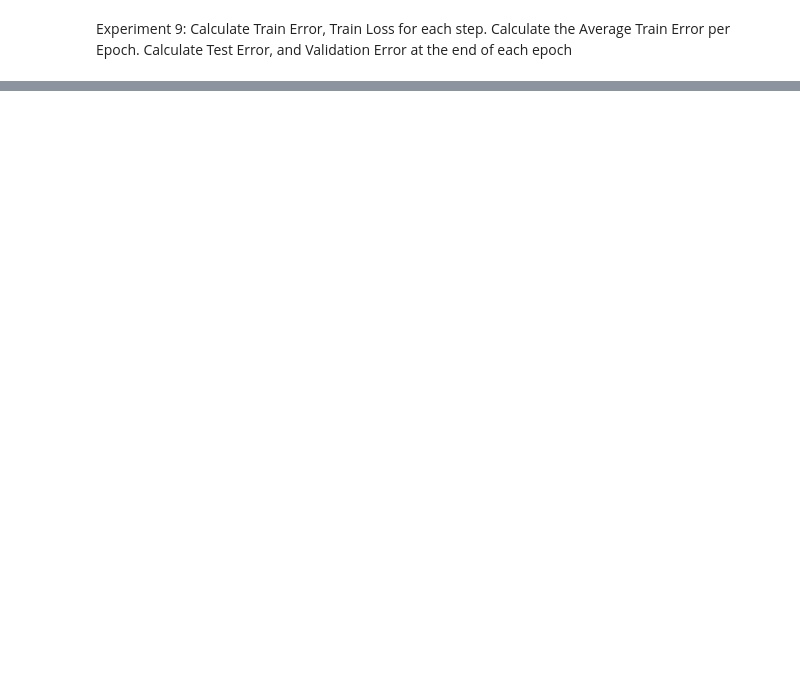
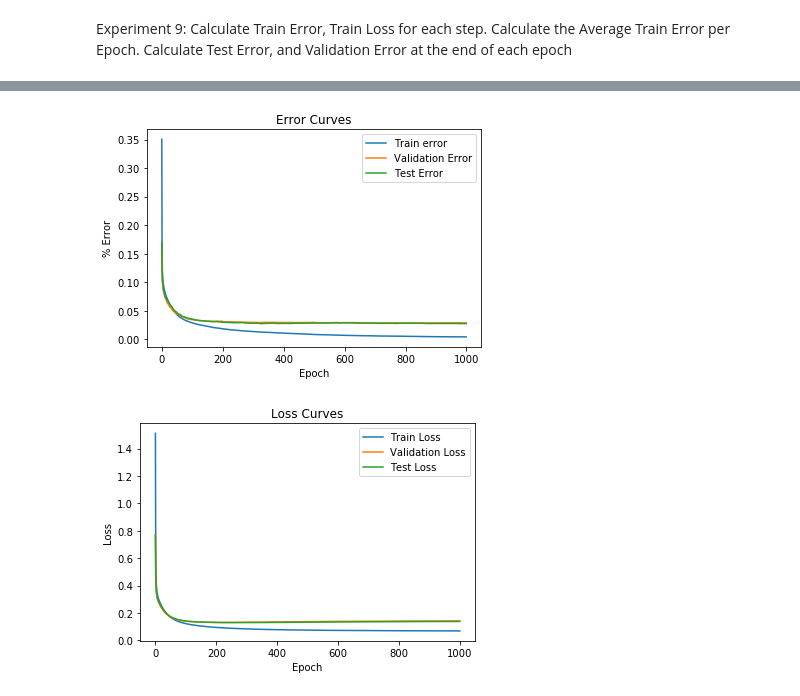
Before and after one commit to harshj96/Homework-3-IFT6390, a Jupyter notebook: Devoir_3_Neural_Net.ipynb, the cells around one changed output, grey strips where cells are left out. Saved outputs shown, nothing was run; the diff lists cells and outputs as text; code cells hidden in the pictures; blank space fills up the shorter version.

```diff
--- a/Devoir_3_Neural_Net.ipynb
+++ b/Devoir_3_Neural_Net.ipynb
@@ -719,5 +745,5 @@ Matrix epoch time: 0.6946618556976318 Loop epoch time: 11.089022874832153
 # %% [markdown]
 Experiment 9: Calculate Train Error, Train Loss for each step. Calculate the Average Train Error per Epoch. Calculate Test Error, and Validation Error at the end of each epoch
 # %%
-NN_matrix_final = NeuralNet_matrix([data_train_MNIST.shape[1]-1,200,10],10,[0.0001,0.0001])
-NN_matrix_final.train(data_train_MNIST,0.01,100,num_epochs=20, data_val = data_val_MNIST, data_test=data_test_MNIST,verbose=True)
+NN_error_curves = NeuralNet_matrix([data_train_MNIST.shape[1]-1,30,10],10,[0.0,0.0001])
+NN_error_curves.train(data_train_MNIST,.06,400,num_epochs=1000, data_val = data_val_MNIST, data_test=data_test_MNIST,verbose=False)
@@ -741,0 +750,31 @@ Test Loss: 0.47388804738709495, Test Error: 0.070599999999999996
+# %%
+import matplotlib.pyplot as plt
+def plot_model(model,name=None):
+    plt.title("Error Curves")
+    plt.xlabel("Epoch")
+    plt.ylabel("% Error")
+    plt.plot(model.train_error_epoch, label="Train error")
+    plt.plot(model.val_error, label="Validation Error")
+    if (hasattr(model,'test_error')):
+        plt.plot(model.test_error, label="Test Error")
+    plt.legend()
+    if (type(name)!= type(None)):
+        plt.savefig(name+"_ErrorCurve.png")
+    plt.show()
+
+    plt.title("Loss Curves")
+    plt.xlabel("Epoch")
+    plt.ylabel("Loss")
+    plt.plot(model.average_train_loss, label="Train Loss")
+    plt.plot(model.val_loss,label="Validation Loss")
+    if hasattr(model,'test_loss'):
+        plt.plot(model.test_loss,label="Test Loss")
+    plt.legend()
+    if (type(name) != type(None)):
+        plt.savefig(name+"_LossCurve.png")
+    plt.show()
+# %%
+plot_model(NN_error_curves)
+# %% [output]
+[figure, added]
+[figure, added]
```
Also changed, not shown: parts of 19 cells of this notebook.
